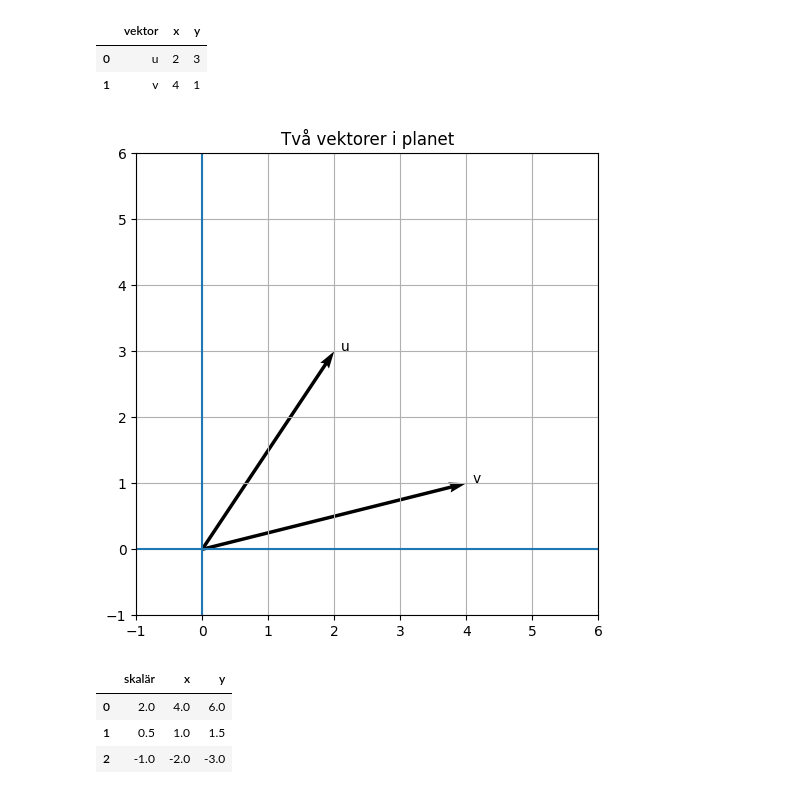
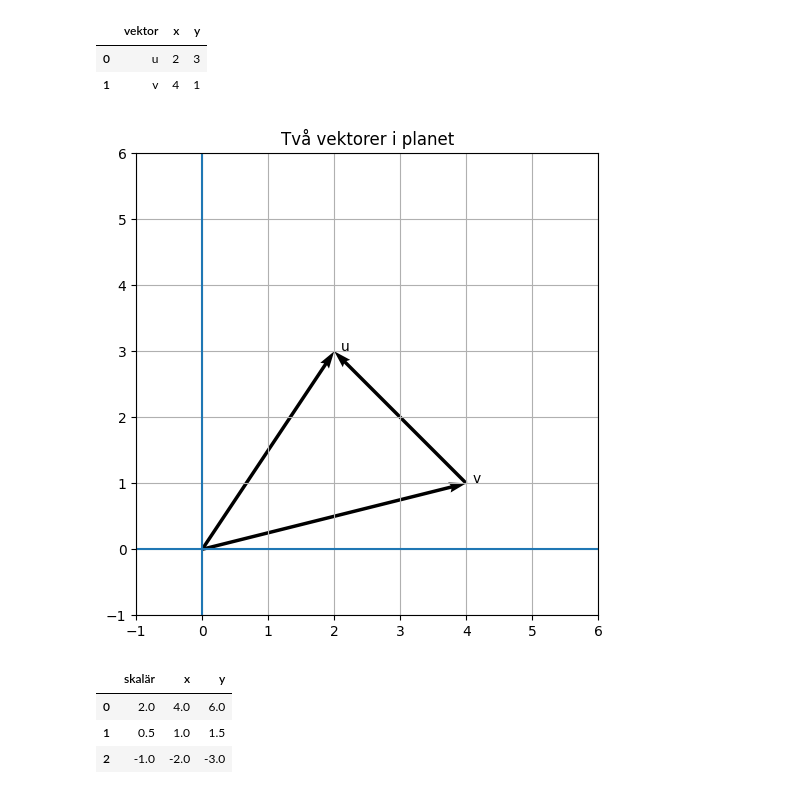
Before and after one commit to sebastianmentor/Lektioner_IntroML_TH_PYAI25, a Jupyter notebook: THPYAI25_intro_ml_Lektion_5/pd_plt_demo.ipynb, the cells around one changed output. Cells and saved outputs as stored; diff of their text form; code cells hidden in the pictures.

```diff
--- a/THPYAI25_intro_ml_Lektion_5/pd_plt_demo.ipynb
+++ b/THPYAI25_intro_ml_Lektion_5/pd_plt_demo.ipynb
@@ -12,34 +12,35 @@ v = np.array([4, 1])
 df = pd.DataFrame({
     "vektor": ["u", "v"],
     "x": [u[0], v[0]],
     "y": [u[1], v[1]]
 })
 
 display(df)
 
 # Rita vektorerna
 plt.figure(figsize=(6, 6))
 plt.axhline(0)
 plt.axvline(0)
 
 plt.quiver(0, 0, u[0], u[1], angles='xy', scale_units='xy', scale=1)
 plt.quiver(0, 0, v[0], v[1], angles='xy', scale_units='xy', scale=1)
+plt.quiver(v[0], v[1], -2, 2, angles='xy', scale_units='xy', scale=1)
 
 plt.xlim(-1, 6)
 plt.ylim(-1, 6)
 plt.grid(True)
 plt.gca().set_aspect('equal')
 
 plt.text(u[0] + 0.1, u[1], 'u')
 plt.text(v[0] + 0.1, v[1], 'v')
 
 plt.title("Två vektorer i planet")
 plt.show()
 # %% [output]
 |  | vektor | x | y |
 | 0 | u | 2 | 3 |
 | 1 | v | 4 | 1 |
-[figure, old version]
+[figure, new version]
 # %%
 u = np.array([2, 3])
 
```
Also changed, not shown: parts of 2 cells of this notebook, 3 other files.
